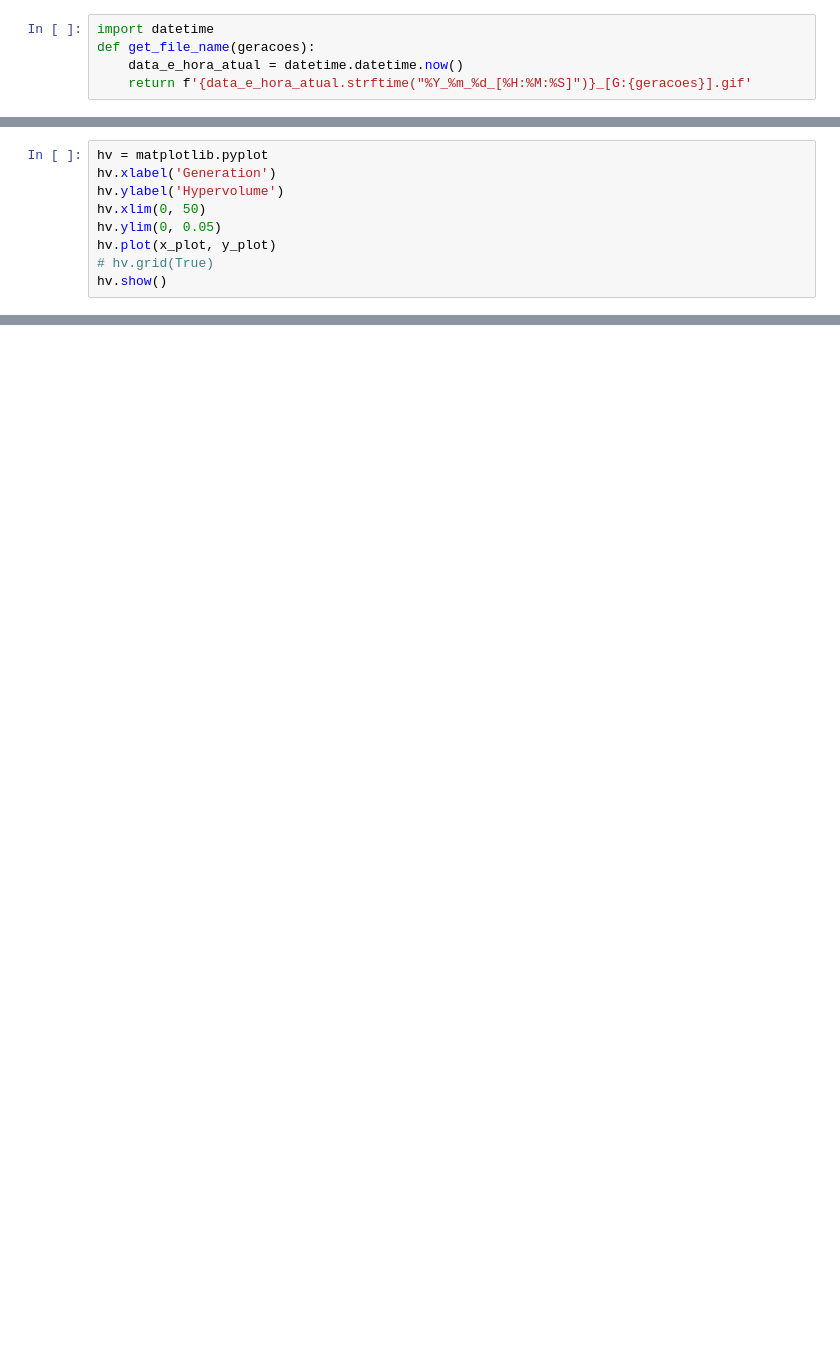
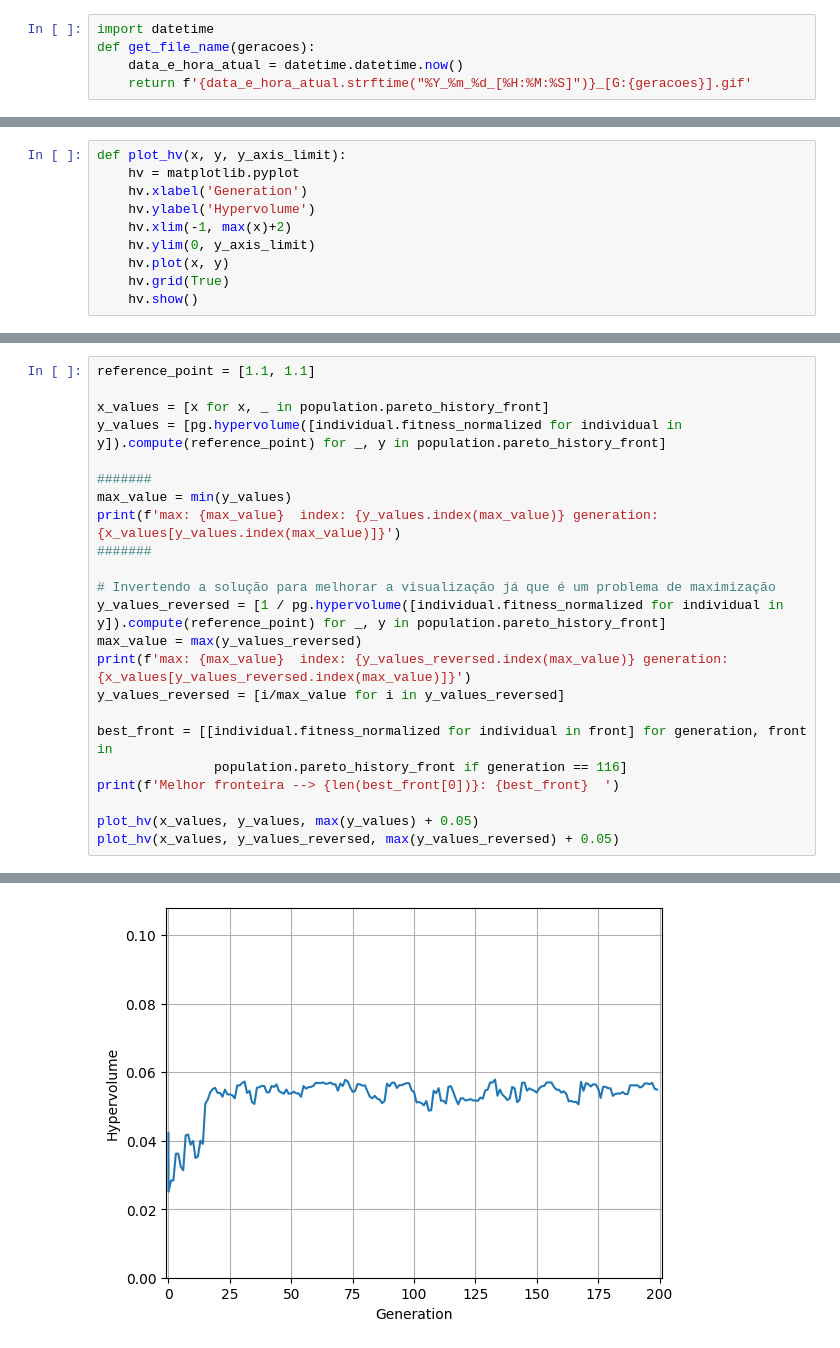
Before and after one commit to JoaoGeraldo15/arbitrage-betting-knapsack-problem, a Jupyter notebook: src/analysis/results_analyse.ipynb, the cells around one changed output, grey strips where cells are left out. Saved outputs shown, nothing was run; the diff lists cells and outputs as text; blank space fills up the shorter version.

```diff
--- a/src/analysis/results_analyse.ipynb
+++ b/src/analysis/results_analyse.ipynb
@@ -139,9 +108,10 @@ print(volume)
 # %%
-hv = matplotlib.pyplot
-hv.xlabel('Generation')
-hv.ylabel('Hypervolume')
-hv.xlim(0, 50)
-hv.ylim(0, 0.05)
-hv.plot(x_plot, y_plot)
-# hv.grid(True)
-hv.show()
+def plot_hv(x, y, y_axis_limit):
+    hv = matplotlib.pyplot
+    hv.xlabel('Generation')
+    hv.ylabel('Hypervolume')
+    hv.xlim(-1, max(x)+2)
+    hv.ylim(0, y_axis_limit)
+    hv.plot(x, y)
+    hv.grid(True)
+    hv.show()
@@ -149,0 +125,24 @@ hv.show()
+# %%
+reference_point = [1.1, 1.1]
+
+x_values = [x for x, _ in population.pareto_history_front]
+y_values = [pg.hypervolume([individual.fitness_normalized for individual in y]).compute(reference_point) for _, y in population.pareto_history_front]
+
+#######
+max_value = min(y_values)
+print(f'max: {max_value}  index: {y_values.index(max_value)} generation: {x_values[y_values.index(max_value)]}')
+#######
+
+# Invertendo a solução para melhorar a visualização já que é um problema de maximização
+y_values_reversed = [1 / pg.hypervolume([individual.fitness_normalized for individual in y]).compute(reference_point) for _, y in population.pareto_history_front]
+max_value = max(y_values_reversed)
+print(f'max: {max_value}  index: {y_values_reversed.index(max_value)} generation: {x_values[y_values_reversed.index(max_value)]}')
+y_values_reversed = [i/max_value for i in y_values_reversed]
+
+best_front = [[individual.fitness_normalized for individual in front] for generation, front in
+               population.pareto_history_front if generation == 116]
+print(f'Melhor fronteira --> {len(best_front[0])}: {best_front}  ')
+
+plot_hv(x_values, y_values, max(y_values) + 0.05)
+plot_hv(x_values, y_values_reversed, max(y_values_reversed) + 0.05)
+# %% [output]
@@ -149,0 +152 @@ hv.show()
+[figure, added]
```
Also changed, not shown: parts of 17 cells of this notebook.
